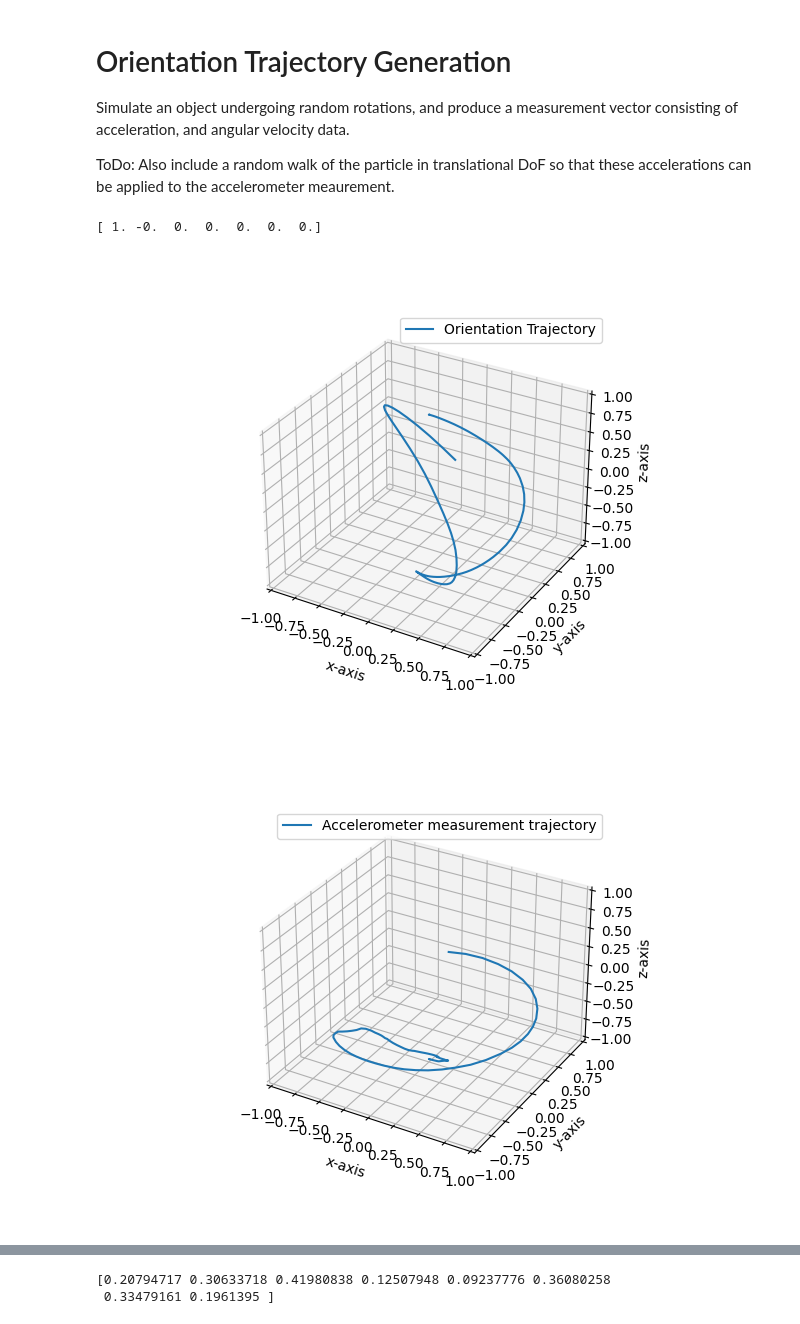
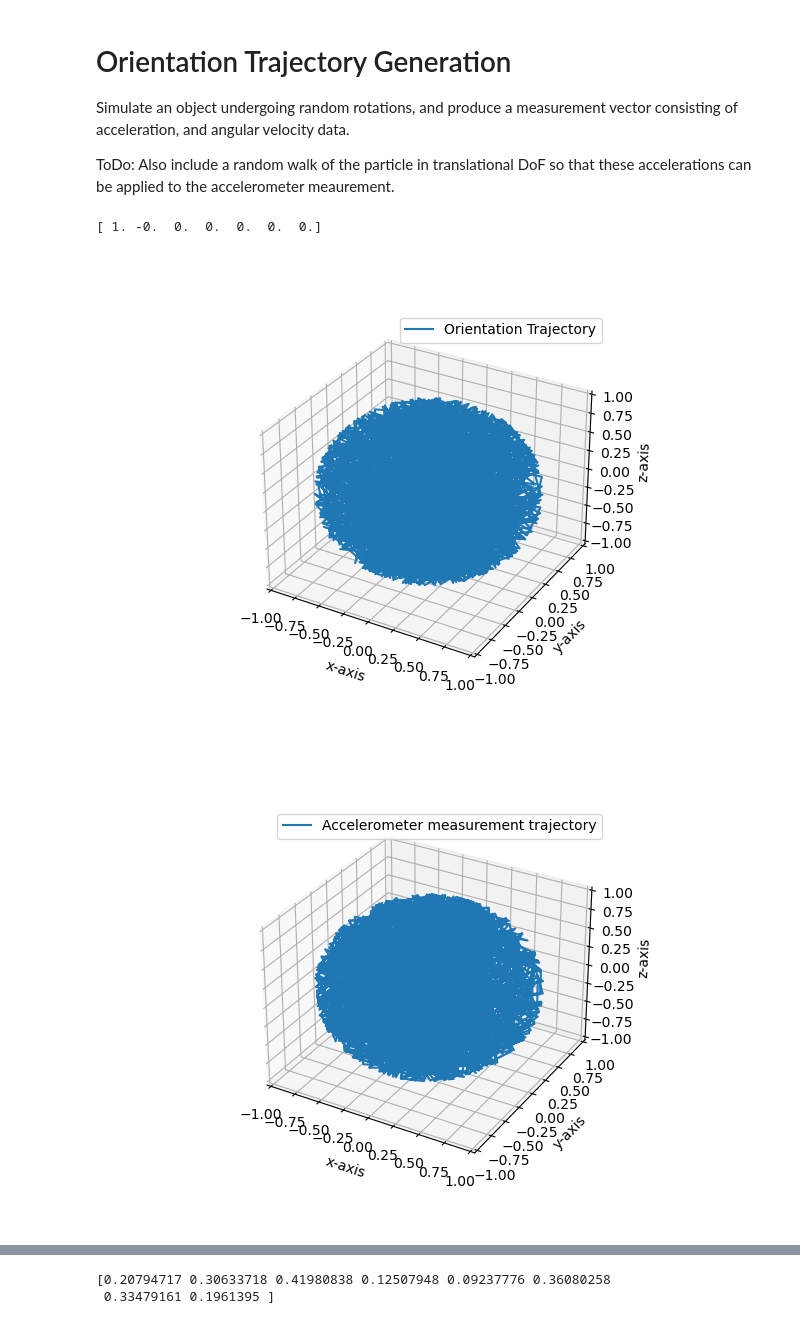
Before and after one commit to mrpossoms/bomberhat, a Jupyter notebook: firmware/notebooks/neural-sensor-fusion.ipynb, the cells around one changed output, grey strips where cells are left out. Drawn from its saved outputs; the diff is of its cells as text; code cells hidden in the pictures.

```diff
--- a/firmware/notebooks/neural-sensor-fusion.ipynb
+++ b/firmware/notebooks/neural-sensor-fusion.ipynb
@@ -18,6 +18,12 @@ def q_inv(q):
 
 def X_0(q_0=Q.from_euler_angles(0, 0, 0), w_0=np.zeros(3)):
     # initialize state vector
+    return q_0, w_0
+
+def X_0_rand():
+    ypr = np.random.random(3) * 2 * np.pi
+    q_0=Q.from_euler_angles(ypr[0], ypr[1], ypr[2])
+    w_0=np.random.random(3) - 1
     return q_0, w_0
 
 def X_t_1(X_t, dt, stddev=np.ones(3), bias=np.zeros(3)):
@@ -55,7 +61,7 @@ def Z_t(X_t):
     gyro = X_t[1]
     return np.concatenate((gyro, acc))
 
-steps = 100
+steps = 1000
 positions = np.zeros((steps, 3), dtype=np.float32) # sequence of z-basis unit vectors rotated by orientation for plotting
 w_samples = np.zeros((steps, 3), dtype=np.float32) # sequence of angular rate measurements
 measurements = np.zeros((steps, Z_t(X_0()).shape[0]), dtype=np.float32) # sequence of static accelerometer readings
@@ -65,36 +71,38 @@ samples = np.zeros((steps, 4 + Z_t(X_0()).shape[0]), dtype=np.float32) # consist
 labels = np.zeros((steps, 4), dtype=np.float32) # orientation estimate for t
 
 X_t = X_0()
 
 print(X_to_array(X_t))
 
 for i in range(steps):
+
+    X_t = X_0_rand()
     positions[i] = Q.rotate_vectors(X_t[0], np.array([0, 0, 1]))
     measurements[i] = Z_t(X_t)
     ground_truth[i] = X_to_array(X_t)
 
     samples[i] = np.concatenate((ground_truth[i,:4], measurements[i]), dtype=np.dtype(float))
 
     # propagate the state
     X_t = X_t_1(X_t, 0.01, stddev=np.ones(3) * 10)
 
-    labels[i] = ground_truth[i,:4]
-
+#     labels[i] = ground_truth[i,:4]
+    labels[i] = X_to_array(X_t)[:4]
 
 ax = plt.figure().add_subplot(projection='3d')
 
 ax.plot(positions[:,0], positions[:,1], positions[:,2], label='Orientation Trajectory')
 ax.legend()
 plt.xlim([-1, 1])
 plt.ylim([-1, 1])
 ax.set_zlim([-1, 1])
 ax.set_xlabel('x-axis')
 ax.set_ylabel('y-axis')
 ax.set_zlabel('z-axis')
 plt.show()
 # %% [output]
 [ 1. -0.  0.  0.  0.  0.  0.]
-[figure, old version]
+[figure, new version]
 # %%
 ax = plt.figure().add_subplot(projection='3d')
 ax.plot(measurements[:,3], measurements[:,4], measurements[:,5], label='Accelerometer measurement trajectory')
@@ -107,7 +115,7 @@ ax.set_ylabel('y-axis')
 ax.set_zlabel('z-axis')
 plt.show()
 # %% [output]
-[figure, old version]
+[figure, new version]
 # %%
 import torch
 from torch import nn
```
Also changed, not shown: parts of 2 cells of this notebook.
